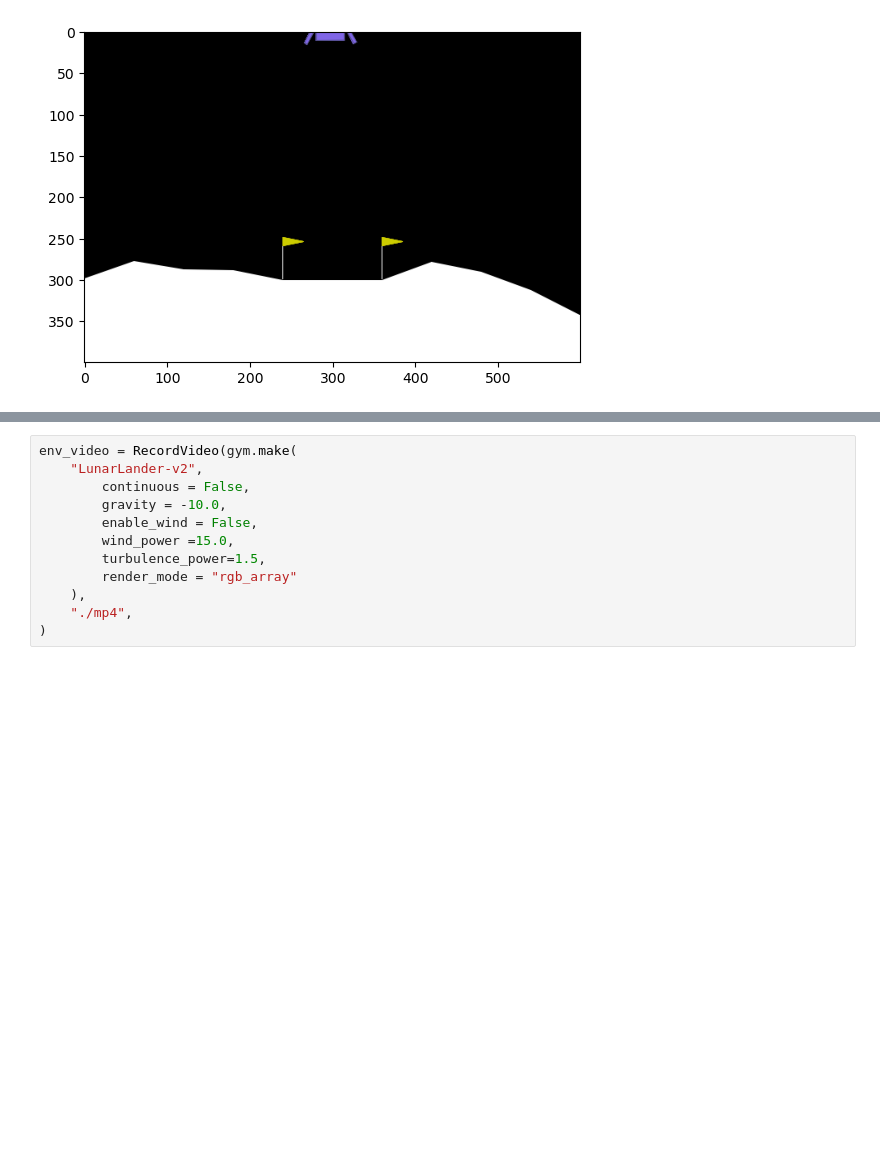
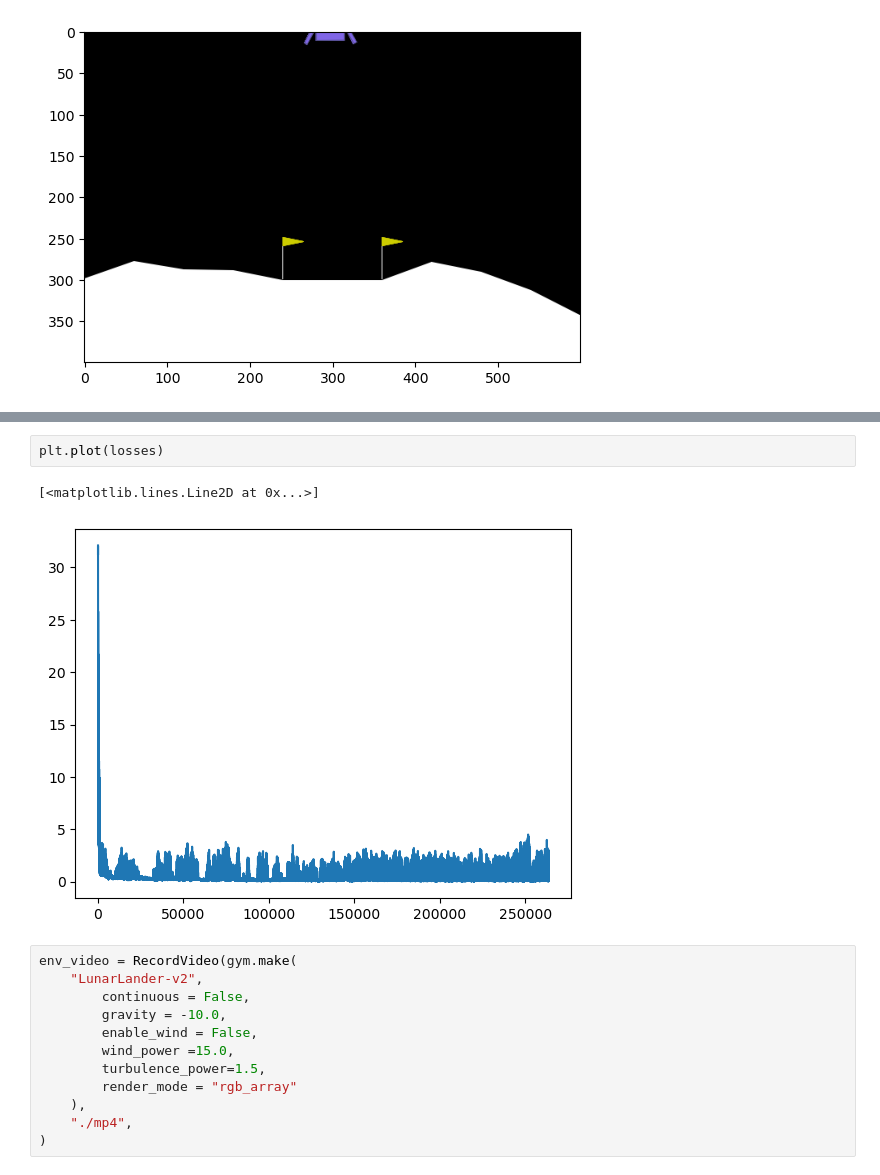
Before and after one commit to peulsilva/Reinforcement-Learning-problems, a Jupyter notebook: notebooks/03-lunar_lander.ipynb, the cells around one changed output, grey strips where cells are left out. Cells and saved outputs as stored; diff of their text form; blank space fills up the shorter version.

```diff
--- a/notebooks/03-lunar_lander.ipynb
+++ b/notebooks/03-lunar_lander.ipynb
@@ -95,3 +117,8 @@ for e in tqdm(range(episodes)):
+# %%
+plt.plot(losses)
+# %% [output]
+[<matplotlib.lines.Line2D at 0x...>]
+[figure, added]
 # %%
 env_video = RecordVideo(gym.make(
     "LunarLander-v2",
```
Also changed, not shown: parts of 6 cells of this notebook.
